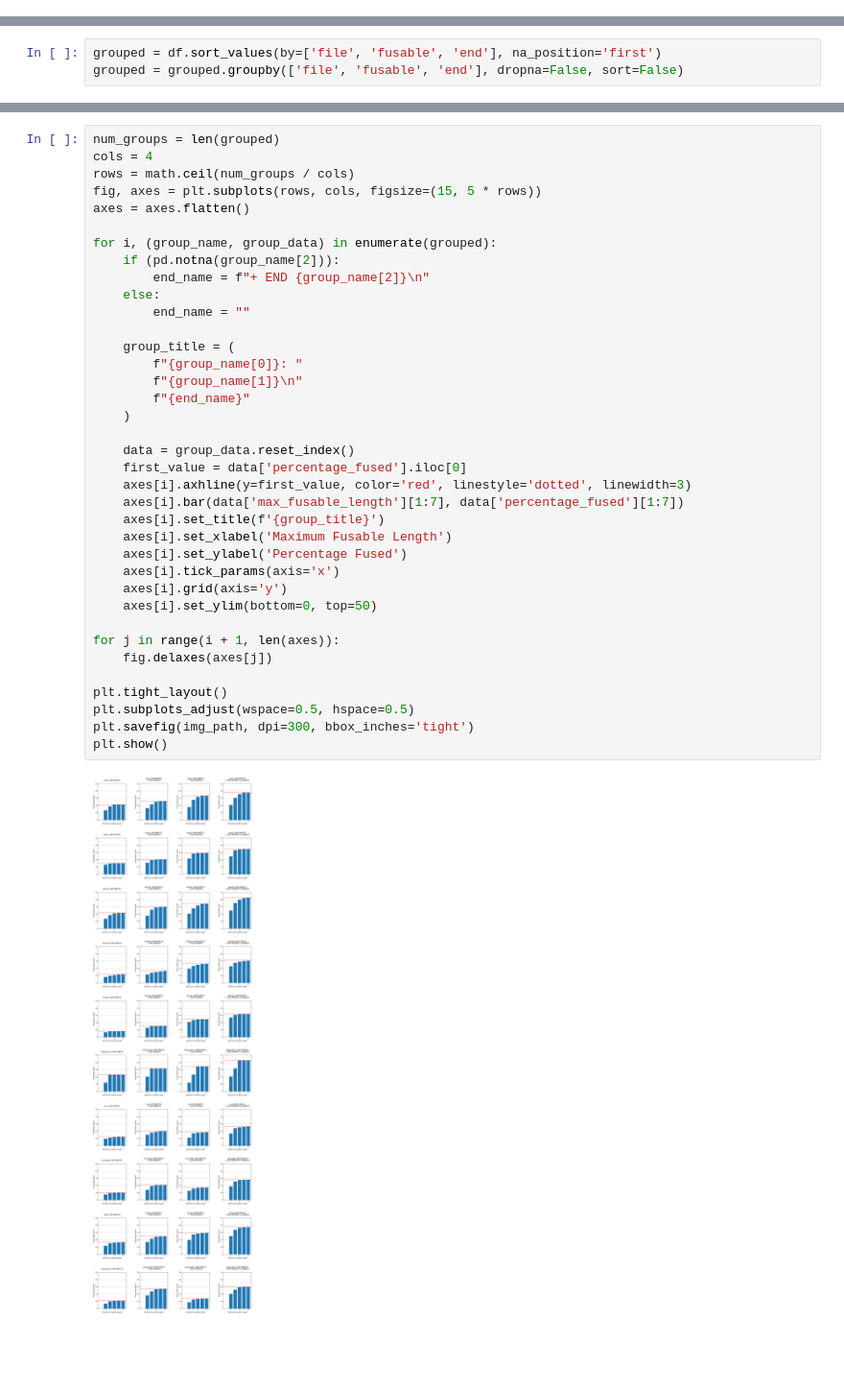
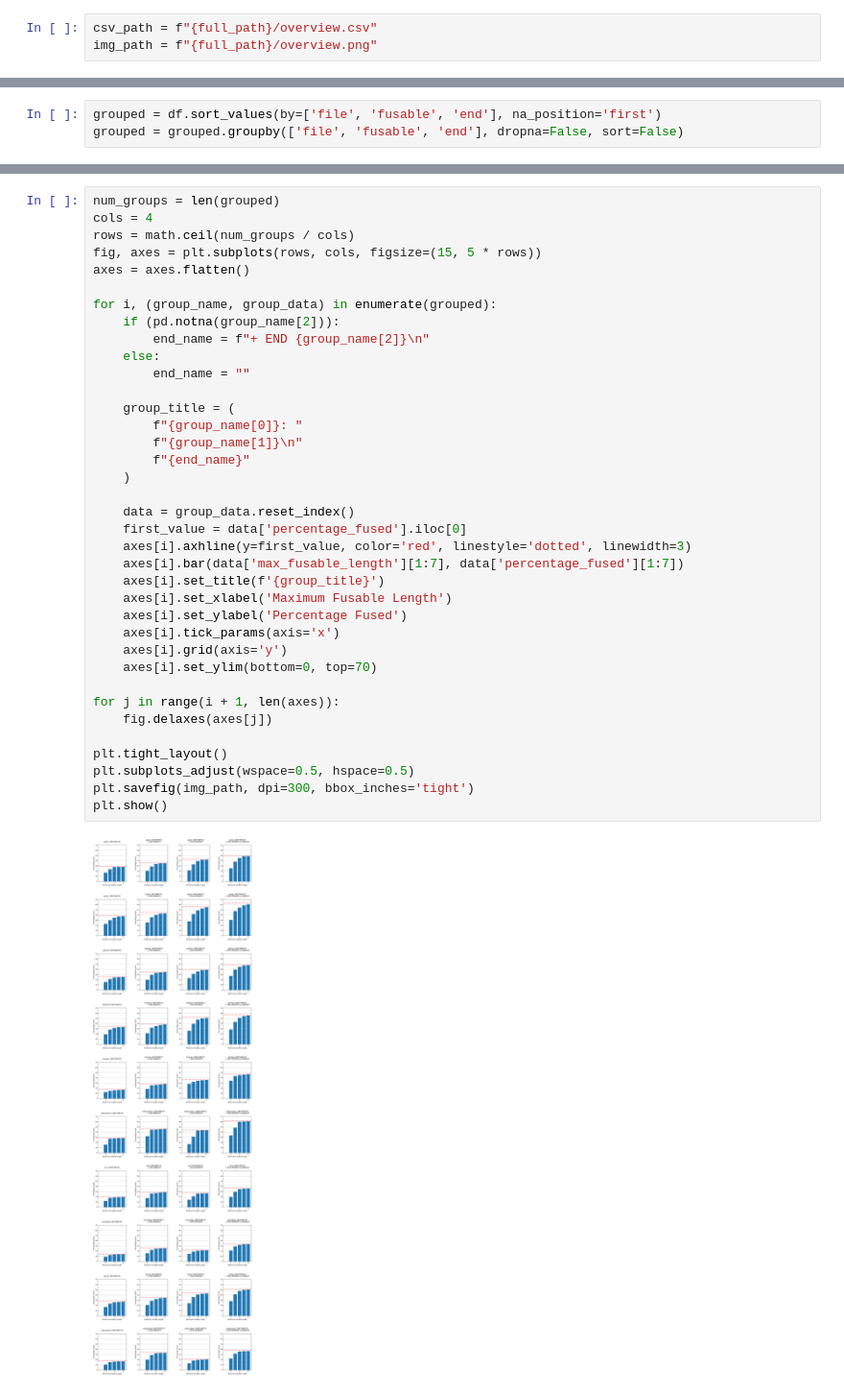
Before and after one commit to elizabethhsy/InstructionFusion, a Jupyter notebook: python/overview.ipynb, the cells around one changed output, grey strips where cells are left out. Shown: that part at 96% size. Drawn from its saved outputs; the diff is of its cells as text; blank space fills up the shorter version.

```diff
--- a/python/overview.ipynb
+++ b/python/overview.ipynb
@@ -17,3 +26,6 @@ img_path = f"{path}/overview.png"
+# %%
+csv_path = f"{full_path}/overview.csv"
+img_path = f"{full_path}/overview.png"
 # %%
 df = pd.read_csv(csv_path)
 df['end'] = df['end'].str.strip() # strip newline characters
@@ -60,32 +42,32 @@ axes = axes.flatten()
 for i, (group_name, group_data) in enumerate(grouped):
     if (pd.notna(group_name[2])):
         end_name = f"+ END {group_name[2]}\n"
     else:
         end_name = ""
 
     group_title = (
         f"{group_name[0]}: "
         f"{group_name[1]}\n"
         f"{end_name}"
     )
 
     data = group_data.reset_index()
     first_value = data['percentage_fused'].iloc[0]
     axes[i].axhline(y=first_value, color='red', linestyle='dotted', linewidth=3)
     axes[i].bar(data['max_fusable_length'][1:7], data['percentage_fused'][1:7])
     axes[i].set_title(f'{group_title}')
     axes[i].set_xlabel('Maximum Fusable Length')
     axes[i].set_ylabel('Percentage Fused')
     axes[i].tick_params(axis='x')
     axes[i].grid(axis='y')
-    axes[i].set_ylim(bottom=0, top=50)
+    axes[i].set_ylim(bottom=0, top=70)
 
 for j in range(i + 1, len(axes)):
     fig.delaxes(axes[j])
 
 plt.tight_layout()
 plt.subplots_adjust(wspace=0.5, hspace=0.5)
 plt.savefig(img_path, dpi=300, bbox_inches='tight')
 plt.show()
 # %% [output]
-[figure, old version]
+[figure, new version]
```
Also changed, not shown: parts of 7 cells of this notebook, 25 other files.
